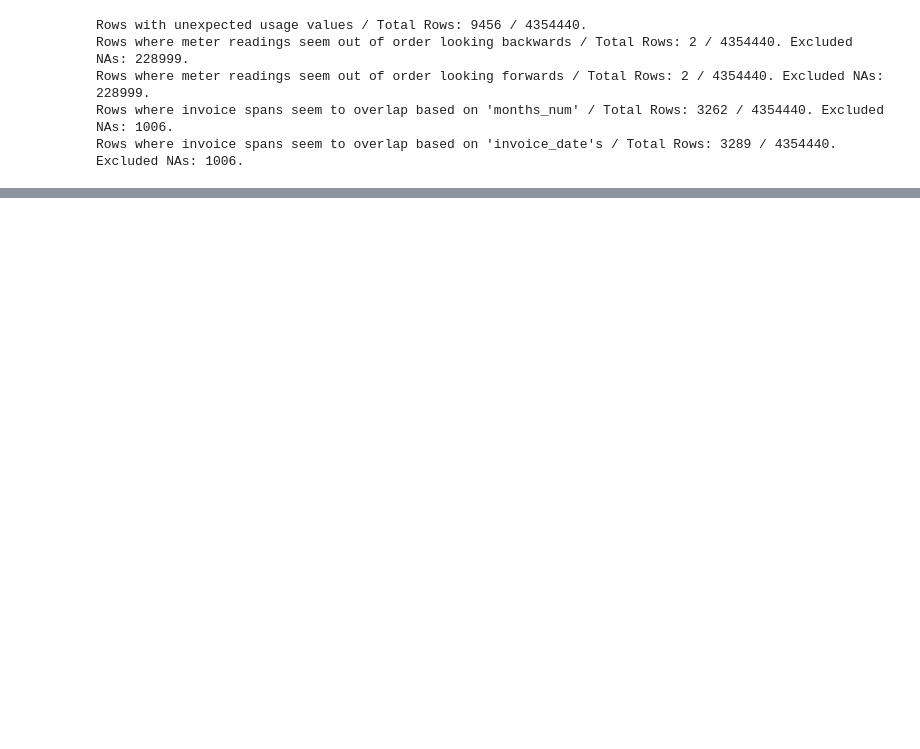
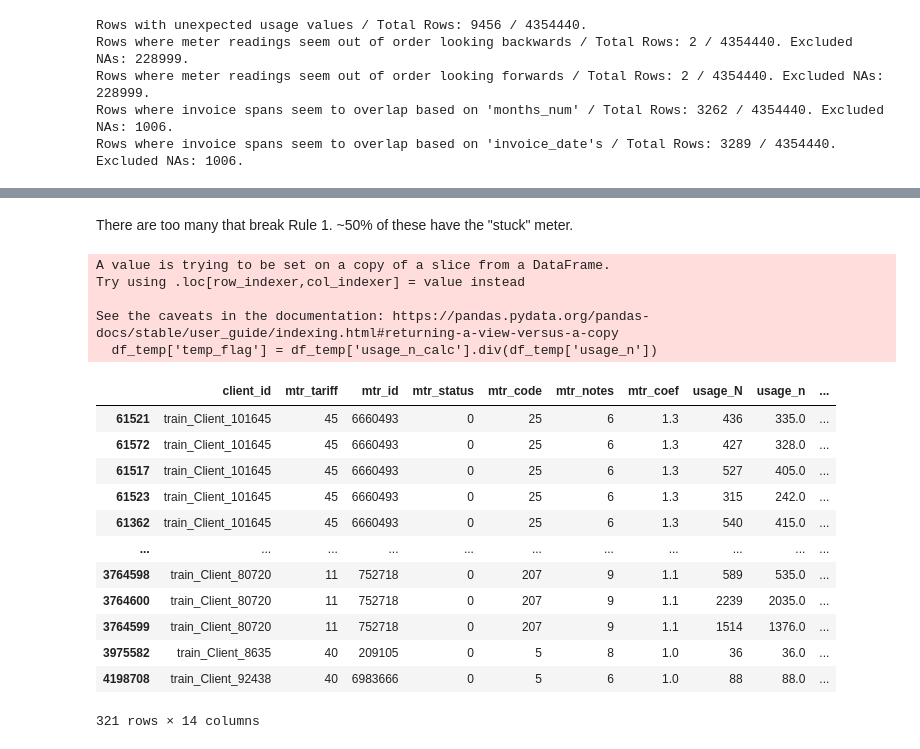
Before and after one commit to insatiablycivil/Fraud_Detection_Energy_Consumption, a Jupyter notebook: Data_Preparation.ipynb, the cells around one changed output, grey strips where cells are left out. Cells and saved outputs as stored; diff of their text form; code cells hidden in the pictures; blank space fills up the shorter version.

Commit message:
EDA, hopefully close to final changes to data cleaning pipeline

```diff
--- a/Data_Preparation.ipynb
+++ b/Data_Preparation.ipynb
@@ -930,3 +923,0 @@ Looking at estimates of the inferred 'monthly_cap', taken as 'usage_1' when 'usa
-# %%
-df_train.loc[df_train['unk_months_num'] == 1, 'months_num'] = np.nan
-df_train.loc[df_train['unk_months_num'] == 1, 'monthly_cap'] = np.nan
@@ -1024,3 +1033,6 @@ only mtr_tariff 10|11 have caps. So for these, going to bfill within the group,
 # %%
-df_train['monthly_cap'] = df_train.groupby(grp_cols, observed=True)['monthly_cap'].bfill().ffill()
+# Apply Rule 1
+df_temp = df_train.groupby(grp_cols, observed=True)
+df_train['monthly_cap'] = df_temp['monthly_cap'].bfill()
+df_train['monthly_cap'] = df_temp['monthly_cap'].ffill()
 # %%
@@ -1102,0 +1076,3 @@ df_train[['mtr_tariff', 'months_num']].value_counts().reset_index()
+# %%
+df_train = Calc_Usage(df_train.copy())
+df_train = Calc_Neighbours(df_train.copy(), grp_cols)
@@ -1102,0 +1104,24 @@ df_train[['mtr_tariff', 'months_num']].value_counts().reset_index()
+# %%
+df_train['R_1'] = (df_train['mtr_val_old'] + df_train['usage_n']) != df_train['mtr_val_new']
+df_train['R_2a'] = ((df_train['mtr_val_new'] != df_train['mtr_val_old_nxt']) & (df_train['mtr_val_old_nxt'].notna()))
+df_train['R_2b'] = ((df_train['mtr_val_new'] > df_train['mtr_val_old_nxt']) & (df_train['mtr_val_old_nxt'].notna()))
+df_train['R_3a'] = ((df_train['mtr_val_old'] != df_train['mtr_val_new_prv']) & (df_train['mtr_val_new_prv'].notna()))
+df_train['R_3b'] = ((df_train['mtr_val_old'] < df_train['mtr_val_new_prv']) & (df_train['mtr_val_new_prv'].notna()))
+df_train['R_4a'] = ((df_train['months_num'] != df_train['months_num_calc']) & (df_train['mtr_val_new_prv'].notna()))
+df_train['R_4b'] = (((df_train['months_num'] - df_train['months_num_calc']) > 1) & (df_train['mtr_val_new_prv'].notna()))
+
+print(f"Rows breaking Rule 1: {sum(df_train['R_1'])} ({round(100 * sum(df_train['R_1']) / len(df_train), 1)}%).")
+print(f"Rows breaking Rule 2a: {sum(df_train['R_2a'])} ({round(100 * sum(df_train['R_2a']) / len(df_train), 1)}%). Excluded NAs: {sum(df_train['mtr_val_old_nxt'].isna())}.")
+print(f"Rows breaking Rule 3a: {sum(df_train['R_3a'])} ({round(100 * sum(df_train['R_3a']) / len(df_train), 1)}%). Excluded NAs: {sum(df_train['mtr_val_new_prv'].isna())}.")
+print(f"Rows breaking Rule 4a: {sum(df_train['R_4a'])} ({round(100 * sum(df_train['R_4a']) / len(df_train), 1)}%). Excluded NAs: {sum(df_train['mtr_val_new_prv'].isna())}.")
+mask = (df_train['R_1']) | (df_train['R_2a']) | (df_train['R_2b']) | (df_train['R_3a']) | (df_train['R_3b']) | (df_train['R_4a']) | (df_train['R_4b'])
+print(f"Rows breaking any Rule: {sum(mask)} ({round(100 * sum(mask) / len(df_train), 1)}%).")
+
+print(f"Rows breaking Rule 1: {sum(df_train['R_1'])} ({round(100 * sum(df_train['R_1']) / len(df_train), 1)}%).")
+print(f"Rows breaking Rule 2b: {sum(df_train['R_2b'])} ({round(100 * sum(df_train['R_2b']) / len(df_train), 1)}%). Excluded NAs: {sum(df_train['mtr_val_new_prv'].isna())}.")
+print(f"Rows breaking Rule 3b: {sum(df_train['R_3b'])} ({round(100 * sum(df_train['R_3b']) / len(df_train), 1)}%). Excluded NAs: {sum(df_train['mtr_val_new_prv'].isna())}.")
+print(f"Rows breaking Rule 4b: {sum(df_train['R_4b'])} ({round(100 * sum(df_train['R_4b']) / len(df_train), 1)}%). Excluded NAs: {sum(df_train['mtr_val_new_prv'].isna())}.")
+mask = (df_train['R_1']) | (df_train['R_2b']) | (df_train['R_3b']) | (df_train['R_4b'])
+print(f"Rows breaking any lax Rule: {sum(mask)} ({round(100 * sum(mask) / len(df_train), 1)}%).")
+
+print(f"Rows removed: {len(df_removed)} ({round(len(df_removed) / (len(df_removed) + len(df_train)), 2)}%).")
@@ -1103,3 +1140,29 @@ df_train[['mtr_tariff', 'months_num']].value_counts().reset_index()
+# %% [markdown]
+There are too many that break Rule 1. ~50% of these have the "stuck" meter.
+# %%
+df_temp = df_train[df_train['R_1'] == True]
+df_temp['temp_flag'] = df_temp['usage_n_calc'].div(df_temp['usage_n'])
+mask = (df_temp['usage_n_calc'] != 0) & ((df_temp['usage_n'] - df_temp['usage_n_calc']).abs() < 3)
+df_temp[mask][['client_id', 'mtr_tariff', 'mtr_id', 'mtr_status', 'mtr_code', 'mtr_notes', 'mtr_coef', 'usage_N', 'usage_n', 'mtr_val_old', 'mtr_val_new', 'usage_n_calc', 'mtr_val_new_calc', 'temp_flag']]
+# %% [output]
+A value is trying to be set on a copy of a slice from a DataFrame.
+Try using .loc[row_indexer,col_indexer] = value instead
+
+See the caveats in the documentation: https://pandas.pydata.org/pandas-docs/stable/user_guide/indexing.html#returning-a-view-versus-a-copy
+  df_temp['temp_flag'] = df_temp['usage_n_calc'].div(df_temp['usage_n'])
+|  | client_id | mtr_tariff | mtr_id | mtr_status | mtr_code | mtr_notes | mtr_coef | usage_N | usage_n | ... |
+| 61521 | train_Client_101645 | 45 | 6660493 | 0 | 25 | 6 | 1.3 | 436 | 335.0 | ... |
+| 61572 | train_Client_101645 | 45 | 6660493 | 0 | 25 | 6 | 1.3 | 427 | 328.0 | ... |
+| 61517 | train_Client_101645 | 45 | 6660493 | 0 | 25 | 6 | 1.3 | 527 | 405.0 | ... |
+| 61523 | train_Client_101645 | 45 | 6660493 | 0 | 25 | 6 | 1.3 | 315 | 242.0 | ... |
+| 61362 | train_Client_101645 | 45 | 6660493 | 0 | 25 | 6 | 1.3 | 540 | 415.0 | ... |
+| ... | ... | ... | ... | ... | ... | ... | ... | ... | ... | ... |
+| 3764598 | train_Client_80720 | 11 | 752718 | 0 | 207 | 9 | 1.1 | 589 | 535.0 | ... |
+| 3764600 | train_Client_80720 | 11 | 752718 | 0 | 207 | 9 | 1.1 | 2239 | 2035.0 | ... |
+| 3764599 | train_Client_80720 | 11 | 752718 | 0 | 207 | 9 | 1.1 | 1514 | 1376.0 | ... |
+| 3975582 | train_Client_8635 | 40 | 209105 | 0 | 5 | 8 | 1.0 | 36 | 36.0 | ... |
+| 4198708 | train_Client_92438 | 40 | 6983666 | 0 | 5 | 6 | 1.0 | 88 | 88.0 | ... |
+321 rows × 14 columns
 # %%
 #df_train_save, df_removed_save = df_train.copy(), df_removed.copy()
 df_train, df_removed = df_train_save.copy(), df_removed_save.copy()
```
Also changed, not shown: parts of 53 cells of this notebook.
